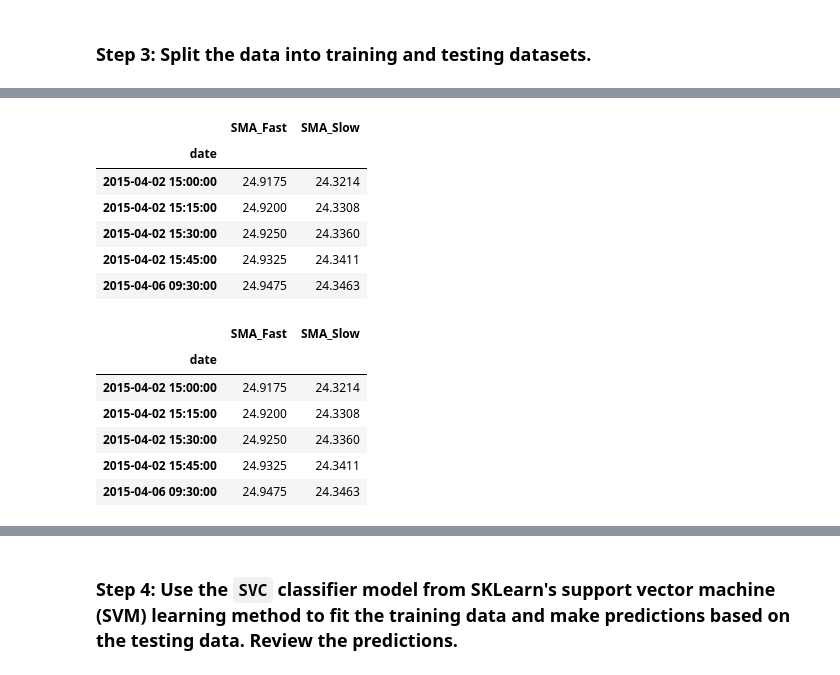
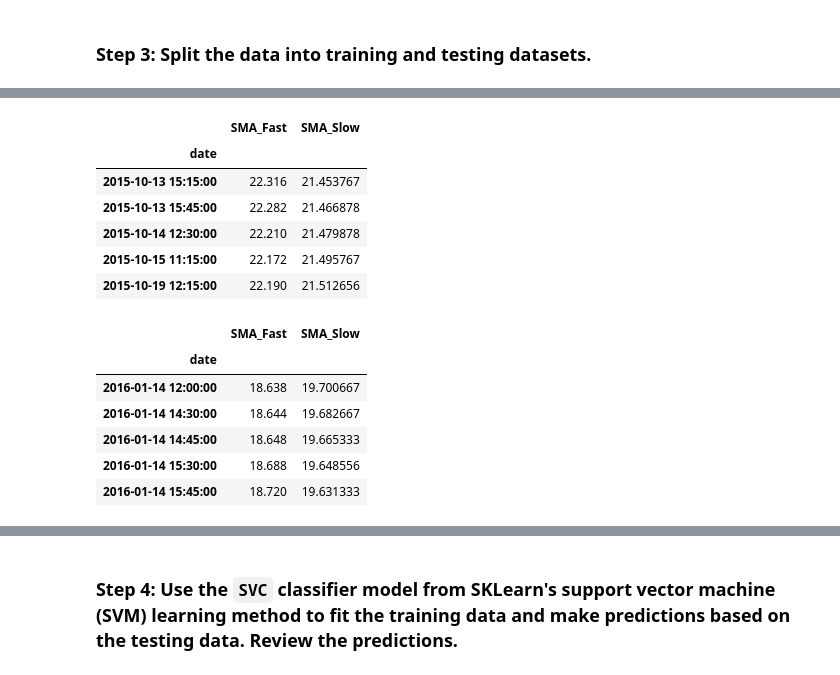
Before and after one commit to vishkast203/Challenge_Assignment_14, a Jupyter notebook: Starter_Code/machine_learning_trading_bot.ipynb, the cells around one changed output, grey strips where cells are left out. Saved outputs shown, nothing was run; the diff lists cells and outputs as text; code cells hidden in the pictures.

```diff
--- a/Starter_Code/machine_learning_trading_bot.ipynb
+++ b/Starter_Code/machine_learning_trading_bot.ipynb
@@ -139,8 +136,8 @@ display(signals_df.tail())
 ## Step 2: Generate trading signals using short- and long-window SMA values.
 # %%
 # Set the short window and long window
-short_window = 4
-long_window = 100
+short_window = 5
+long_window = 90
 
 # Generate the fast and slow simple moving averages (4 and 100 days, respectively)
 signals_df['SMA_Fast'] = signals_df['close'].rolling(window=short_window).mean()
@@ -280,26 +281,26 @@ X_train.head()
 # %% [output]
 |  | SMA_Fast | SMA_Slow |
 | date |  |  |
-| 2015-04-02 15:00:00 | 24.9175 | 24.3214 |
-| 2015-04-02 15:15:00 | 24.9200 | 24.3308 |
-| 2015-04-02 15:30:00 | 24.9250 | 24.3360 |
-| 2015-04-02 15:45:00 | 24.9325 | 24.3411 |
-| 2015-04-06 09:30:00 | 24.9475 | 24.3463 |
+| 2015-10-13 15:15:00 | 22.316 | 21.453767 |
+| 2015-10-13 15:45:00 | 22.282 | 21.466878 |
+| 2015-10-14 12:30:00 | 22.210 | 21.479878 |
+| 2015-10-15 11:15:00 | 22.172 | 21.495767 |
+| 2015-10-19 12:15:00 | 22.190 | 21.512656 |
 # %%
 # Generate the X_test and y_test DataFrames
 X_test = X.loc[training_end+DateOffset(hours=1):]
 y_test = y.loc[training_end+DateOffset(hours=1):]
 
 # Review the X_test DataFrame
-X_train.head()
+X_test.head()
 # %% [output]
 |  | SMA_Fast | SMA_Slow |
 | date |  |  |
-| 2015-04-02 15:00:00 | 24.9175 | 24.3214 |
-| 2015-04-02 15:15:00 | 24.9200 | 24.3308 |
-| 2015-04-02 15:30:00 | 24.9250 | 24.3360 |
-| 2015-04-02 15:45:00 | 24.9325 | 24.3411 |
-| 2015-04-06 09:30:00 | 24.9475 | 24.3463 |
+| 2016-01-14 12:00:00 | 18.638 | 19.700667 |
+| 2016-01-14 14:30:00 | 18.644 | 19.682667 |
+| 2016-01-14 14:45:00 | 18.648 | 19.665333 |
+| 2016-01-14 15:30:00 | 18.688 | 19.648556 |
+| 2016-01-14 15:45:00 | 18.720 | 19.631333 |
 # %%
 # Review the y_test DataFrame (additional step)
 y_test.head()
```
Also changed, not shown: parts of 31 cells of this notebook.
